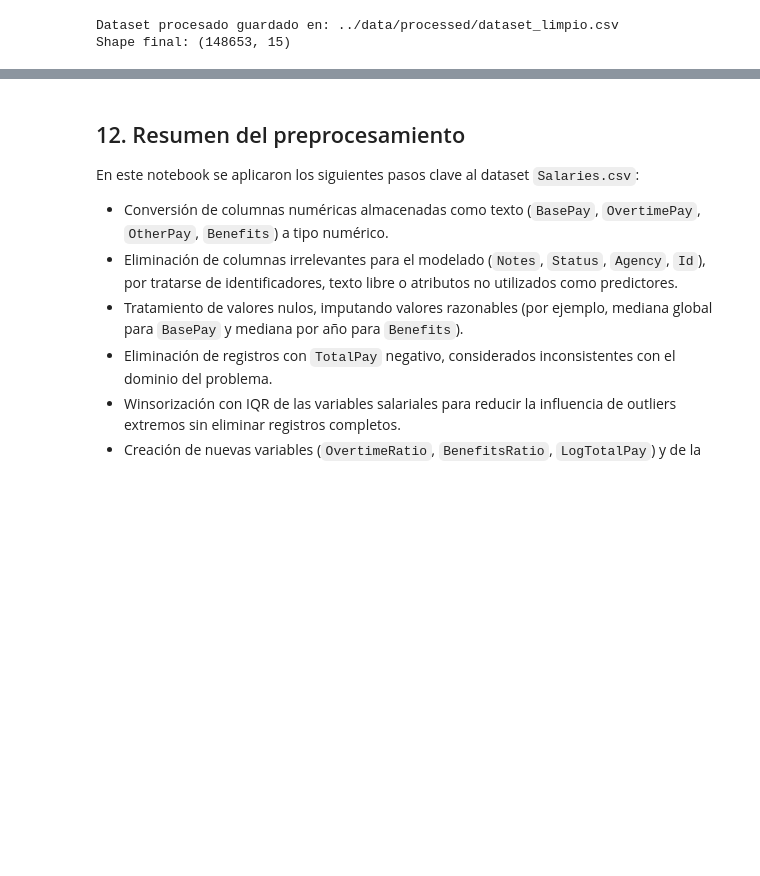
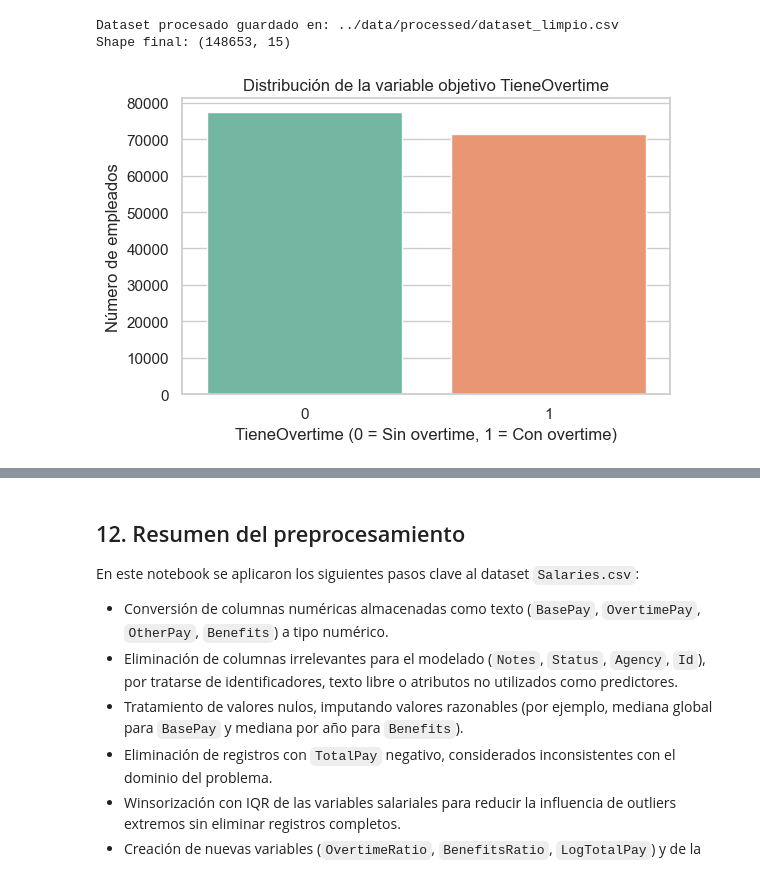
Before and after one commit to jairowjp/proyecto-ml-salarios, a Jupyter notebook: notebooks/02_preprocesamiento.ipynb, the cells around one changed output, grey strips where cells are left out. Cells and saved outputs as stored; diff of their text form; code cells hidden in the pictures; blank space fills up the shorter version.

Commit message:
doc: agregar distribucion de TieneOvertime en tabla HTML

```diff
--- a/notebooks/02_preprocesamiento.ipynb
+++ b/notebooks/02_preprocesamiento.ipynb
@@ -318,3 +318,27 @@ print("Shape final:", df_clean.shape)
 # %% [output]
 Dataset procesado guardado en: ../data/processed/dataset_limpio.csv
 Shape final: (148653, 15)
+# %%
+# Variable objetivo auxiliar para EDA: TieneOvertime (1 si OvertimePay > 0)
+if "OvertimePay" in df.columns:
+    df["TieneOvertime"] = (df["OvertimePay"] > 0).astype(int)
+else:
+    raise ValueError("La columna 'OvertimePay' no está disponible en el DataFrame df")
+# %%
+# Gráfico de distribución (conteo) y guardado
+import matplotlib.pyplot as plt
+import seaborn as sns
+
+sns.set(style="whitegrid")
+
+plt.figure(figsize=(6, 4))
+ax = sns.countplot(x="TieneOvertime", hue="TieneOvertime", data=df, palette="Set2", legend=False)
+ax.set_title("Distribución de la variable objetivo TieneOvertime")
+ax.set_xlabel("TieneOvertime (0 = Sin overtime, 1 = Con overtime)")
+ax.set_ylabel("Número de empleados")
+
+plt.tight_layout()
+plt.savefig("../reports/figures/eda_distribucion_TieneOvertime.png", dpi=120)
+plt.show()
+# %% [output]
+[figure, added]
```
Also changed, not shown: parts of 1 cell of this notebook, 3 other files.
